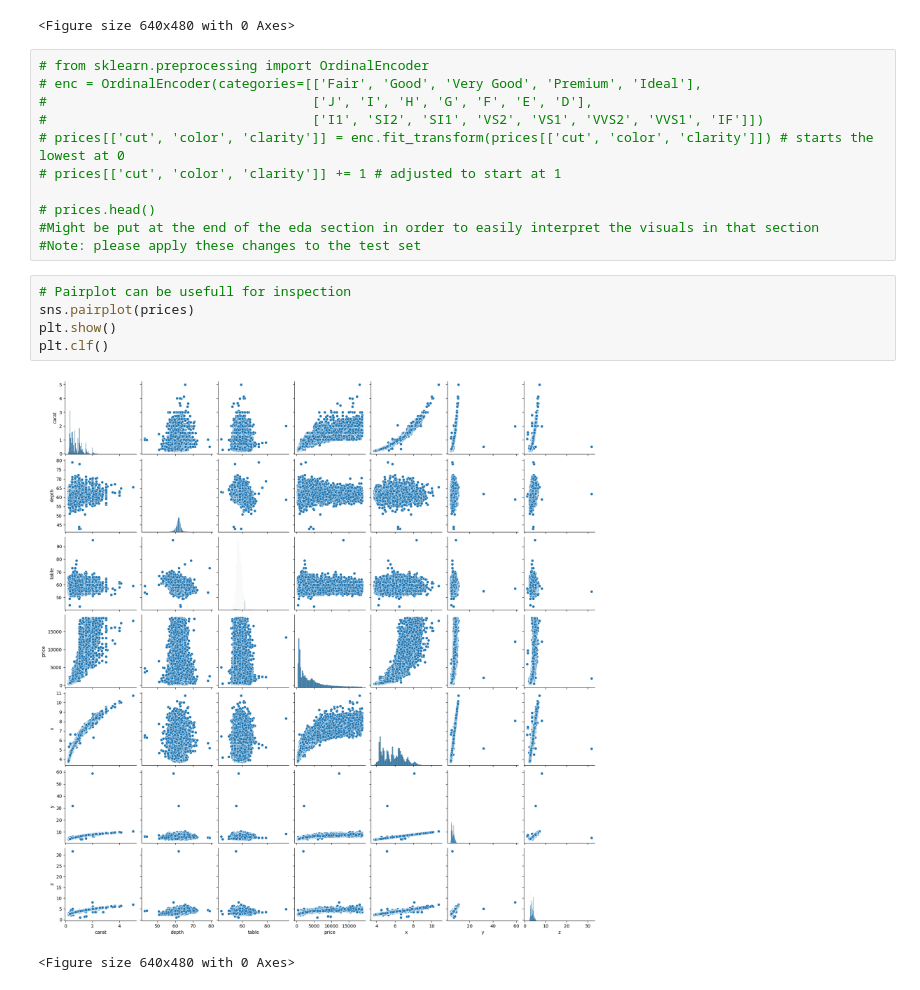
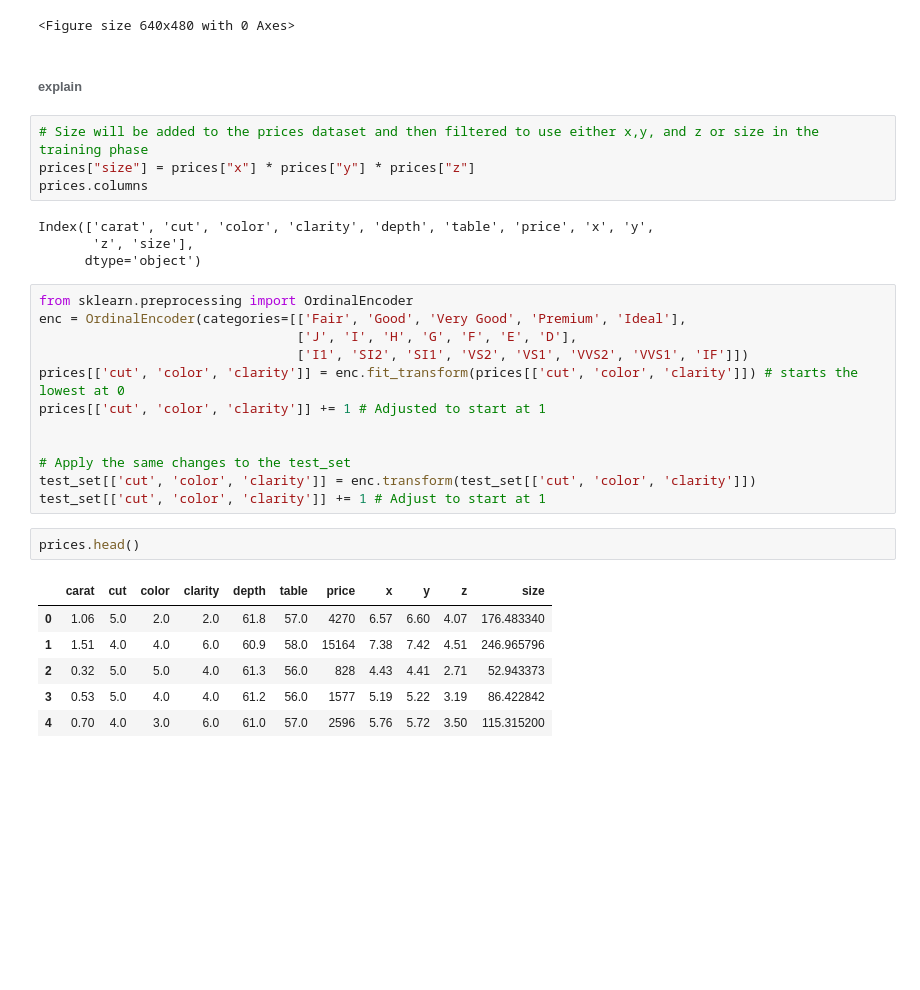
Before and after one commit to YSKAA423/Diamon_Price_Predictor, a Jupyter notebook: Diamond_Price_Predictor.ipynb, the cells around one changed output. Drawn from its saved outputs; the diff is of its cells as text; blank space fills up the shorter version.

```diff
--- a/Diamond_Price_Predictor.ipynb
+++ b/Diamond_Price_Predictor.ipynb
@@ -284,22 +316,34 @@ for var in categorical_variables:
 [figure]
 [figure]
 <Figure size 640x480 with 0 Axes>
+# %% [markdown]
+###### explain
+# %%
+# Size will be added to the prices dataset and then filtered to use either x,y, and z or size in the training phase
+prices["size"] = prices["x"] * prices["y"] * prices["z"]
+prices.columns
+# %% [output]
+Index(['carat', 'cut', 'color', 'clarity', 'depth', 'table', 'price', 'x', 'y',
+       'z', 'size'],
+      dtype='object')
 # %%
-# from sklearn.preprocessing import OrdinalEncoder
-# enc = OrdinalEncoder(categories=[['Fair', 'Good', 'Very Good', 'Premium', 'Ideal'],
-#                                  ['J', 'I', 'H', 'G', 'F', 'E', 'D'],
-#                                  ['I1', 'SI2', 'SI1', 'VS2', 'VS1', 'VVS2', 'VVS1', 'IF']])
-# prices[['cut', 'color', 'clarity']] = enc.fit_transform(prices[['cut', 'color', 'clarity']]) # starts the lowest at 0
-# prices[['cut', 'color', 'clarity']] += 1 # adjusted to start at 1
+from sklearn.preprocessing import OrdinalEncoder
+enc = OrdinalEncoder(categories=[['Fair', 'Good', 'Very Good', 'Premium', 'Ideal'],
+                                 ['J', 'I', 'H', 'G', 'F', 'E', 'D'],
+                                 ['I1', 'SI2', 'SI1', 'VS2', 'VS1', 'VVS2', 'VVS1', 'IF']])
+prices[['cut', 'color', 'clarity']] = enc.fit_transform(prices[['cut', 'color', 'clarity']]) # starts the lowest at 0
+prices[['cut', 'color', 'clarity']] += 1 # Adjusted to start at 1
 
-# prices.head()
-#Might be put at the end of the eda section in order to easily interpret the visuals in that section
-#Note: please apply these changes to the test set
+
+# Apply the same changes to the test_set
+test_set[['cut', 'color', 'clarity']] = enc.transform(test_set[['cut', 'color', 'clarity']])
+test_set[['cut', 'color', 'clarity']] += 1 # Adjust to start at 1
-# %%
-# Pairplot can be usefull for inspection
-sns.pairplot(prices)
-plt.show()
-plt.clf()
-# %% [output]
-[figure, old version]
-<Figure size 640x480 with 0 Axes>
+# %%
+prices.head()
+# %% [output]
+|  | carat | cut | color | clarity | depth | table | price | x | y | z | size |
+| 0 | 1.06 | 5.0 | 2.0 | 2.0 | 61.8 | 57.0 | 4270 | 6.57 | 6.60 | 4.07 | 176.483340 |
+| 1 | 1.51 | 4.0 | 4.0 | 6.0 | 60.9 | 58.0 | 15164 | 7.38 | 7.42 | 4.51 | 246.965796 |
+| 2 | 0.32 | 5.0 | 5.0 | 4.0 | 61.3 | 56.0 | 828 | 4.43 | 4.41 | 2.71 | 52.943373 |
+| 3 | 0.53 | 5.0 | 4.0 | 4.0 | 61.2 | 56.0 | 1577 | 5.19 | 5.22 | 3.19 | 86.422842 |
+| 4 | 0.70 | 4.0 | 3.0 | 6.0 | 61.0 | 57.0 | 2596 | 5.76 | 5.72 | 3.50 | 115.315200 |
```
Also changed, not shown: parts of 8 cells of this notebook.
